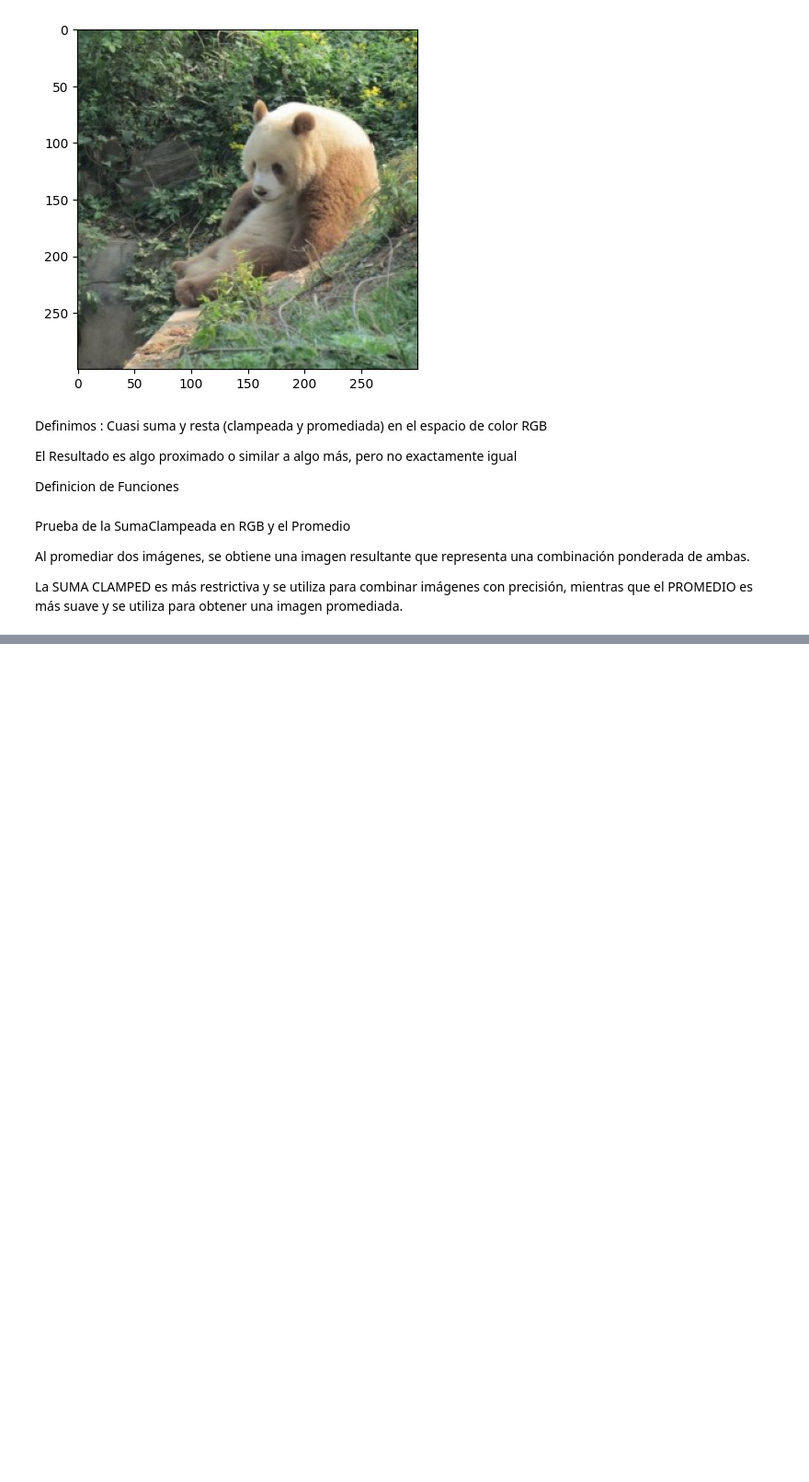
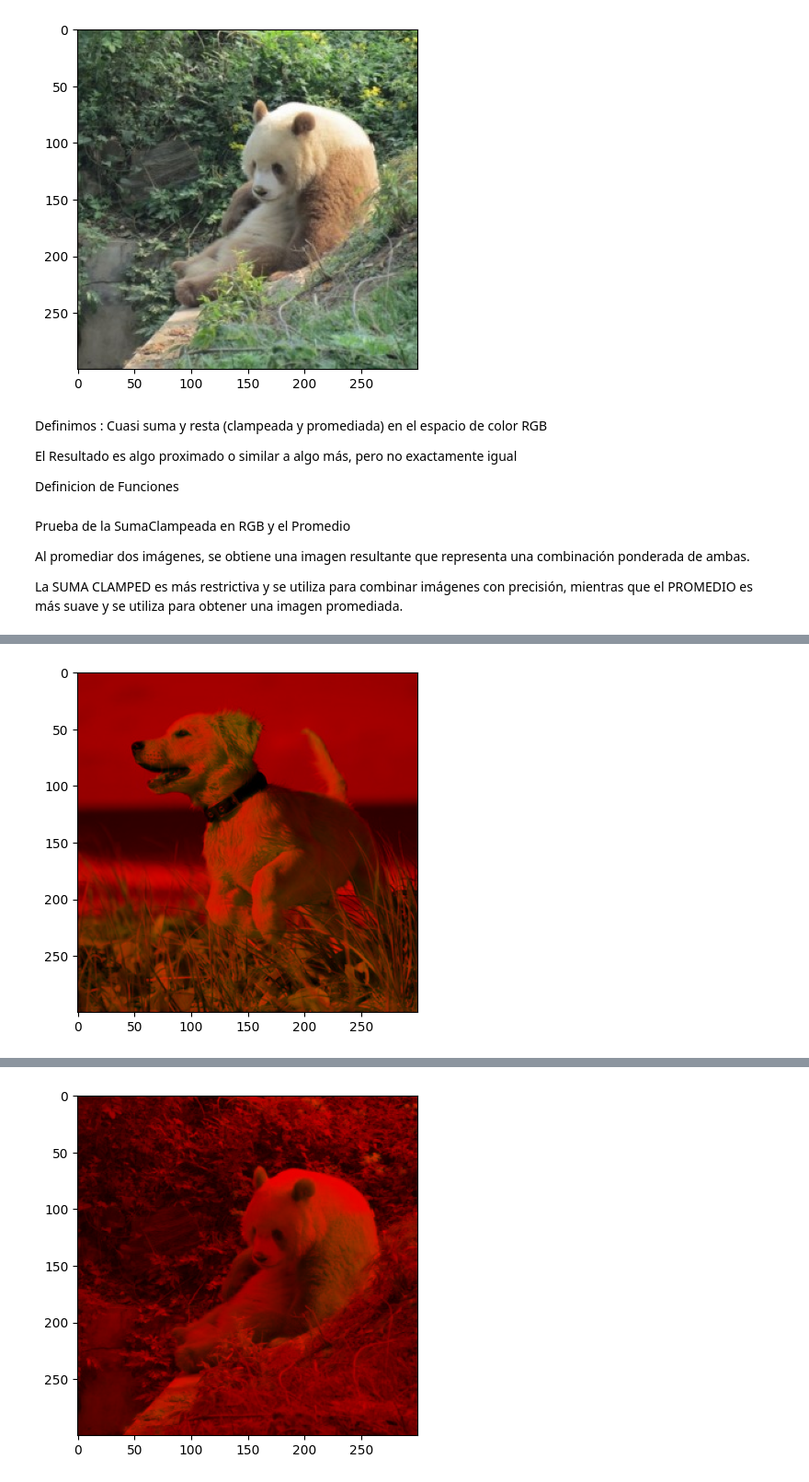
Before and after one commit to CalaMartinALejandro/IPDI, a Jupyter notebook: TP02/TP2.ipynb, the cells around one changed output, grey strips where cells are left out. Shown at 92% size. Cells and saved outputs as stored; diff of their text form; code cells hidden in the pictures; blank space fills up the shorter version.

```diff
--- a/TP02/TP2.ipynb
+++ b/TP02/TP2.ipynb
@@ -78,7 +78,7 @@ def sumaClampeadaYIQ(img1, img2):
     return sumaCla
 
 def sumaPromedioYIQ(img1, img2):
-    sumaPRO = np.zeros(yiq1.shape)
+    sumaPRO = np.zeros(img1.shape)
     sumaPRO[:,:,0] = np.clip((img1[:,:,0] + img2[:,:,0])/2,0,1)
     sumaPRO[:,:,1] = np.clip(((img1[:,:,0] * img1[:,:,1])+(img2[:,:,0] * img2[:,:,1])/(img1[:,:,0] + img2[:,:,0]))/2,0,1)
     sumaPRO[:,:,2] = np.clip(((img1[:,:,0] * img1[:,:,2])+(img2[:,:,0] * img2[:,:,2])/(img1[:,:,0] + img2[:,:,0]))/2,0,1)
@@ -110,0 +109,22 @@ sumaClampeadaYIQ
+# %%
+from libreriamac import *
+# llamada a la funcion  RGB2YIQ, en mi libreria
+imgYiqA=RGB2YIQ(imgA)
+plt.imshow(imgYiqA)
+plt.show()
+
+imgYiqB=RGB2YIQ(imgB)
+plt.imshow(imgYiqB)
+plt.show()
+
+
+plt.title('SumaClampeda o Suma Saturada YIQ')
+a=sumaClampeadaYIQ(imgYiqA,imgYiqB)
+plt.imshow(a)
+plt.show( )
+
+plt.title('Suma Promedio YIQ')
+b=sumaPromedioYIQ(imgYiqA,imgYiqB)
+plt.imshow(b)
+plt.show( )
+# %% [output]
@@ -110,0 +132 @@ sumaClampeadaYIQ
+[figure, added]
@@ -110,0 +134 @@ sumaClampeadaYIQ
+[figure, added]
```
Also changed, not shown: parts of 9 cells of this notebook.
